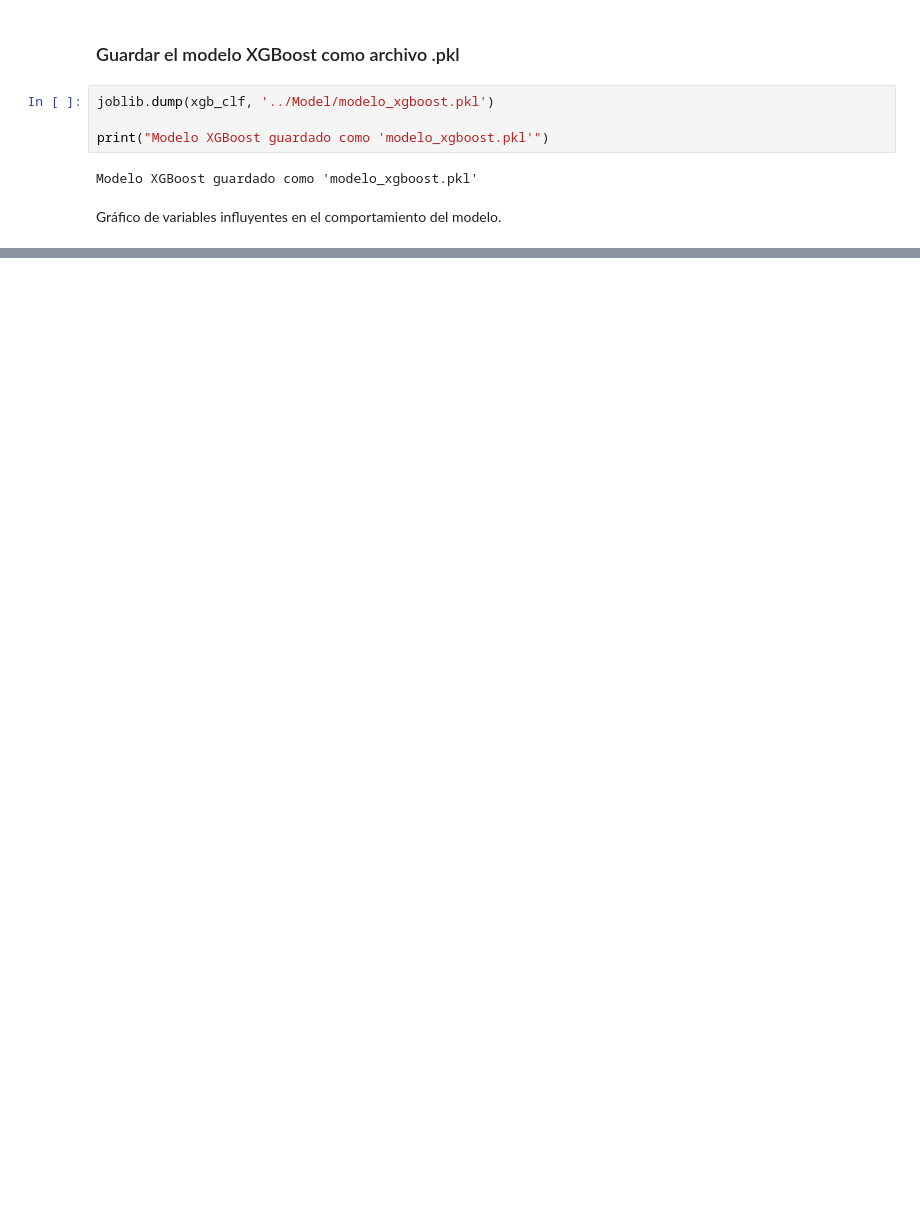
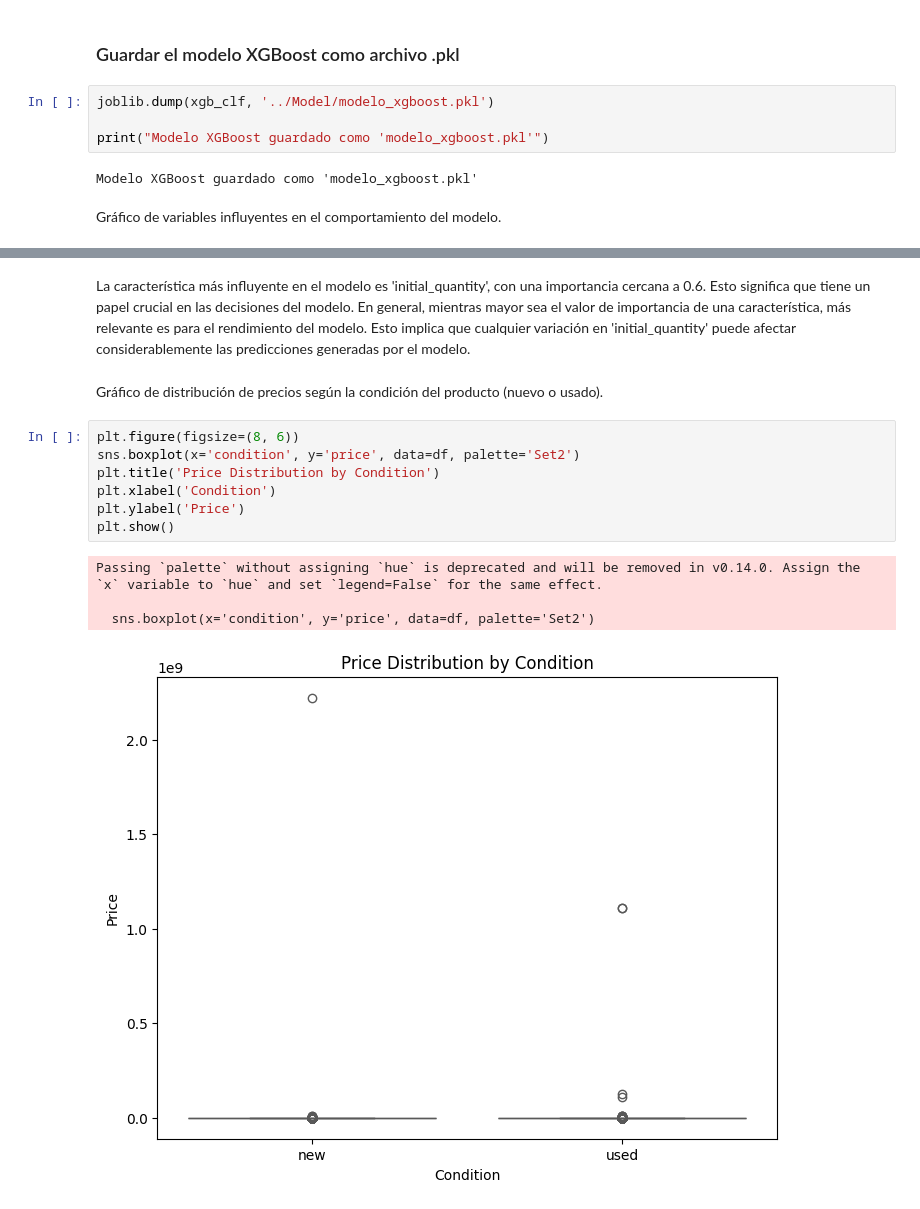
Before and after one commit to jalvergara/model_training, a Jupyter notebook: Notebooks/002_model_training.ipynb, the cells around one changed output, grey strips where cells are left out. Drawn from its saved outputs; the diff is of its cells as text; blank space fills up the shorter version.

```diff
--- a/Notebooks/002_model_training.ipynb
+++ b/Notebooks/002_model_training.ipynb
@@ -167,0 +199,16 @@ Gráfico de variables influyentes en el comportamiento del modelo.
+# %% [markdown]
+La característica más influyente en el modelo es 'initial_quantity', con una importancia cercana a 0.6. Esto significa que tiene un papel crucial en las decisiones del modelo. En general, mientras mayor sea el valor de importancia de una característica, más relevante es para el rendimiento del modelo. Esto implica que cualquier variación en 'initial_quantity' puede afectar considerablemente las predicciones generadas por el modelo.
+# %% [markdown]
+Gráfico de distribución de precios según la condición del producto (nuevo o usado).
+# %%
+plt.figure(figsize=(8, 6))
+sns.boxplot(x='condition', y='price', data=df, palette='Set2')
+plt.title('Price Distribution by Condition')
+plt.xlabel('Condition')
+plt.ylabel('Price')
+plt.show()
+# %% [output]
+Passing `palette` without assigning `hue` is deprecated and will be removed in v0.14.0. Assign the `x` variable to `hue` and set `legend=False` for the same effect.
+
+  sns.boxplot(x='condition', y='price', data=df, palette='Set2')
+[figure, added]
```
Also changed, not shown: parts of 12 cells of this notebook.
